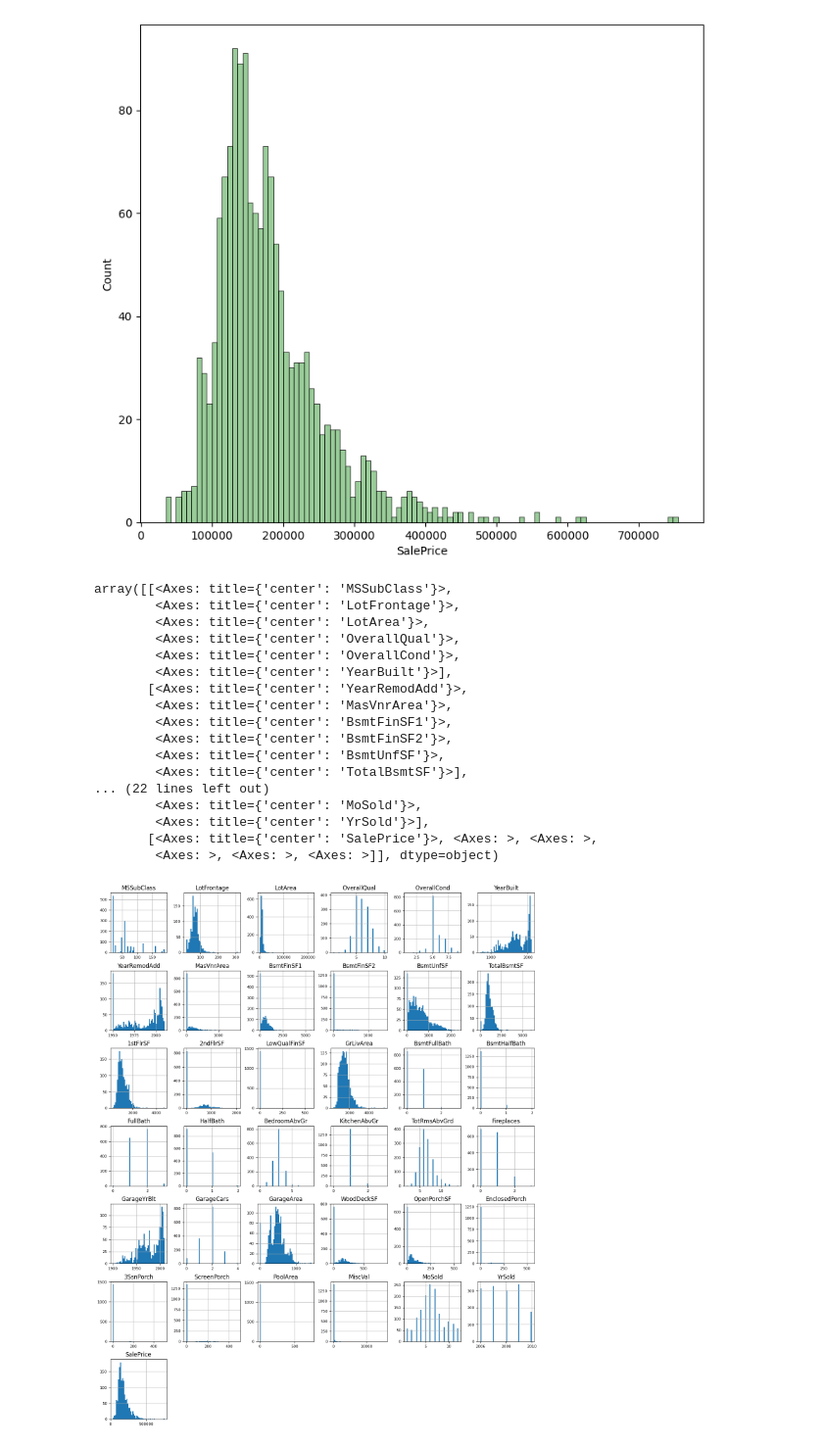
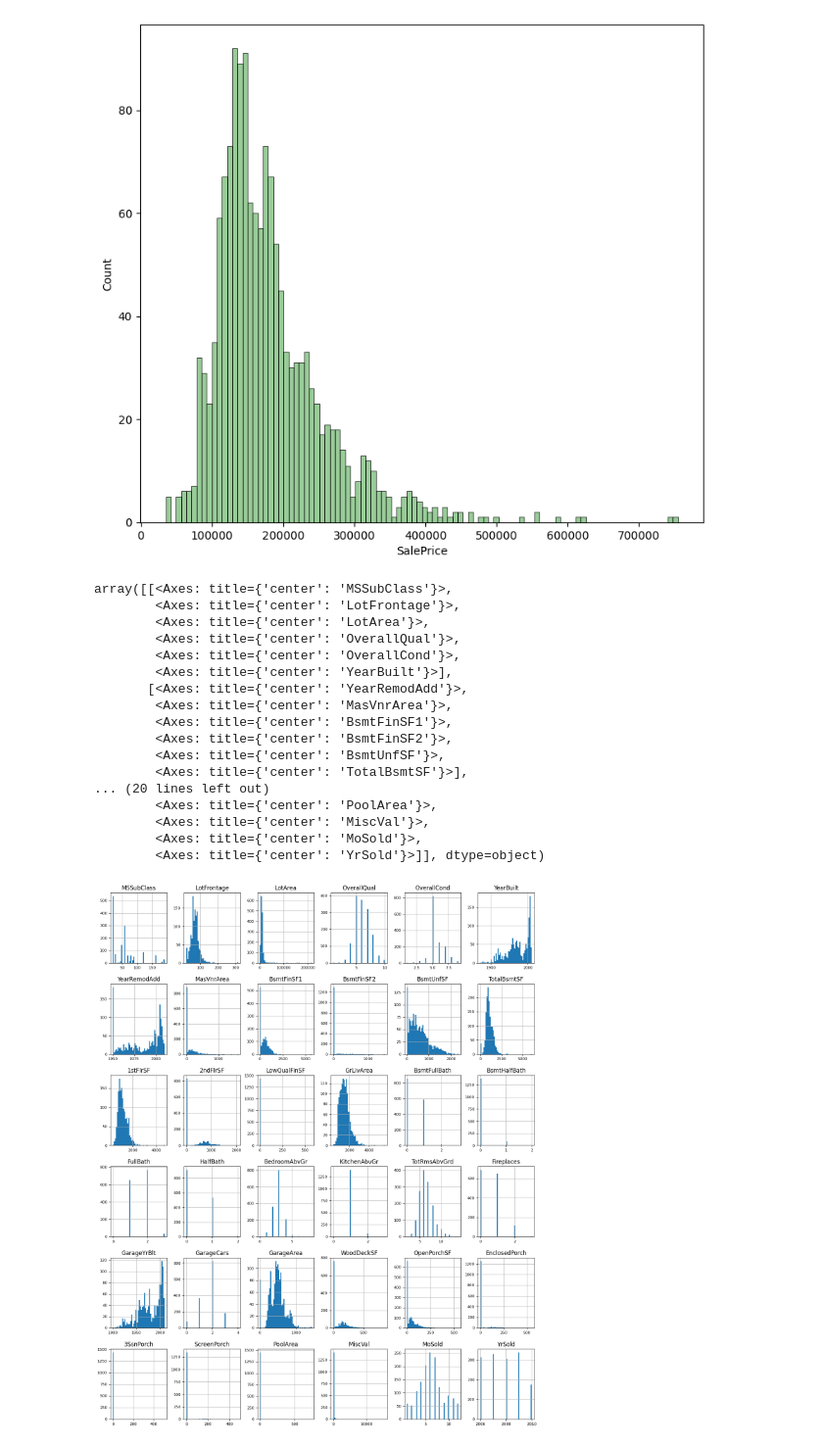
Before and after one commit to jadosh123/PredictingHousePrices, a Jupyter notebook: data-cleaning.ipynb, the cells around one changed output. Shown: that part at 98% size. Cells and saved outputs as stored; diff of their text form; code cells hidden in the pictures.

```diff
--- a/data-cleaning.ipynb
+++ b/data-cleaning.ipynb
@@ -72,29 +56,36 @@ Name: SalePrice, dtype: float64
 # %%
 # Display all the data types
 list(set(df_train.dtypes.tolist()))
 
 # Store numeric features only and plot them in graphs
 df_num = df_train.select_dtypes(include= ['int64', 'float64'])
+df_num.drop('SalePrice', axis=1, inplace=True)
+
+from sklearn.preprocessing import StandardScaler
+df_num_cols = df_num.columns
+scaler = StandardScaler()
+df_train[df_num_cols] = scaler.fit_transform(df_train[df_num_cols])
+
 df_num.hist(figsize=(16, 20), bins=50, xlabelsize=8, ylabelsize=8)
 # %% [output]
 array([[<Axes: title={'center': 'MSSubClass'}>,
         <Axes: title={'center': 'LotFrontage'}>,
         <Axes: title={'center': 'LotArea'}>,
         <Axes: title={'center': 'OverallQual'}>,
         <Axes: title={'center': 'OverallCond'}>,
         <Axes: title={'center': 'YearBuilt'}>],
        [<Axes: title={'center': 'YearRemodAdd'}>,
         <Axes: title={'center': 'MasVnrArea'}>,
         <Axes: title={'center': 'BsmtFinSF1'}>,
         <Axes: title={'center': 'BsmtFinSF2'}>,
         <Axes: title={'center': 'BsmtUnfSF'}>,
         <Axes: title={'center': 'TotalBsmtSF'}>],
-... (22 lines left out)
+... (20 lines left out)
+        <Axes: title={'center': 'PoolArea'}>,
+        <Axes: title={'center': 'MiscVal'}>,
         <Axes: title={'center': 'MoSold'}>,
-        <Axes: title={'center': 'YrSold'}>],
-       [<Axes: title={'center': 'SalePrice'}>, <Axes: >, <Axes: >,
-        <Axes: >, <Axes: >, <Axes: >]], dtype=object)
+        <Axes: title={'center': 'YrSold'}>]], dtype=object)
-[figure, old version]
+[figure, new version]
 # %%
 # Processing the training data and testing data
 
```
Also changed, not shown: parts of 10 cells of this notebook, 2 other files.
